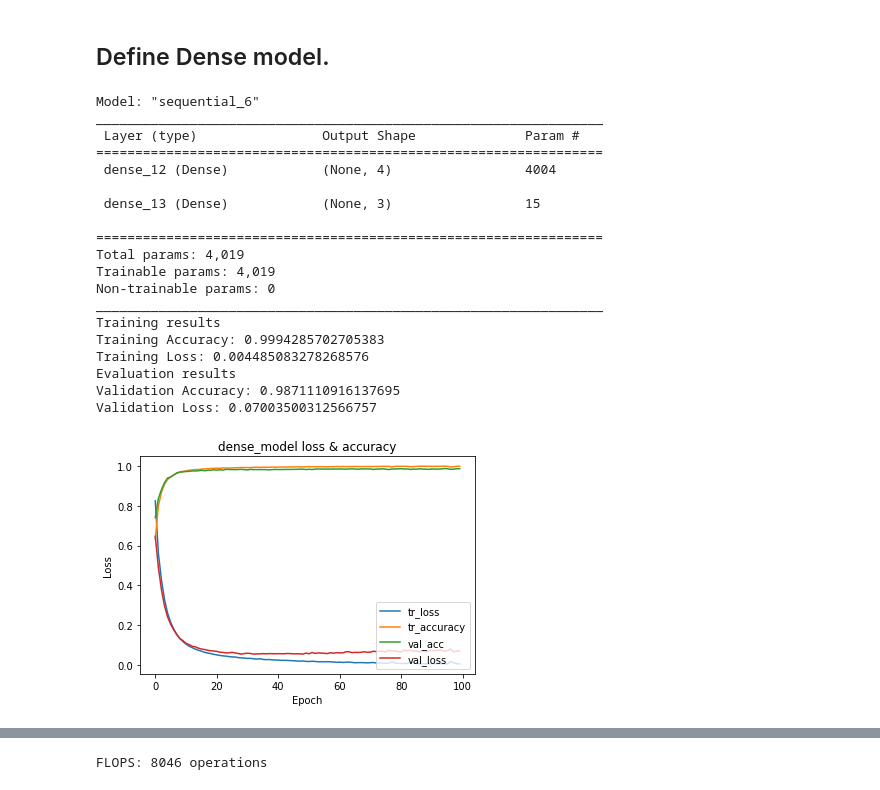
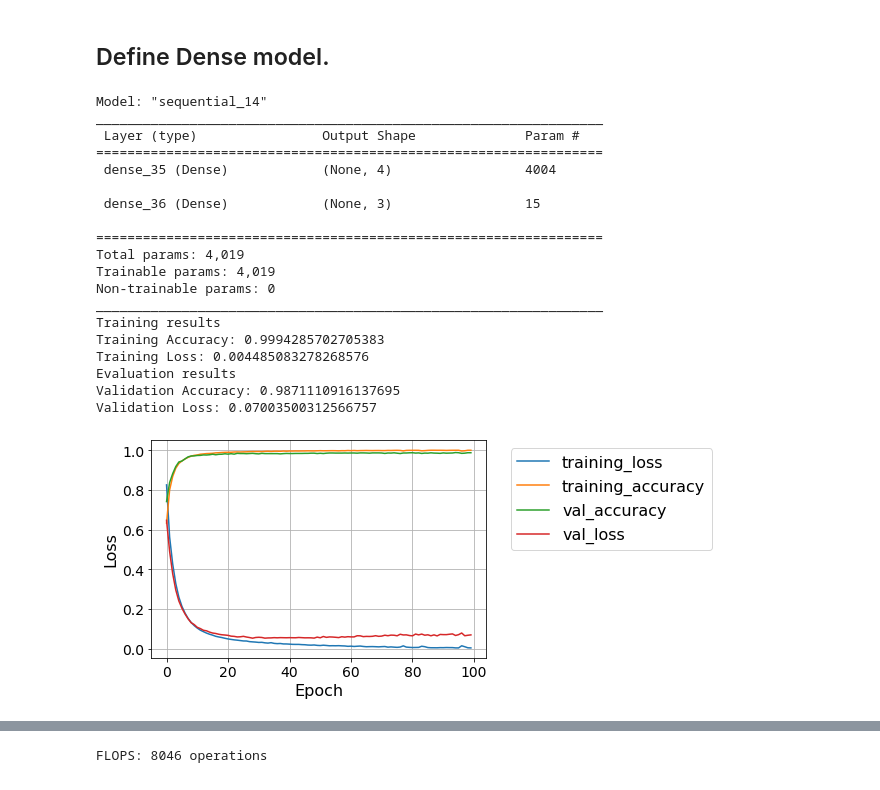
Before and after one commit to veysiadn/acustic-emission-models, a Jupyter notebook: convert_deploy.ipynb, the cells around one changed output, grey strips where cells are left out. Drawn from its saved outputs; the diff is of its cells as text; code cells hidden in the pictures.

Commit message:
update model plot

```diff
--- a/convert_deploy.ipynb
+++ b/convert_deploy.ipynb
@@ -842,50 +880,52 @@ dense_model.summary()
 
 history=dense_model.fit(train_dataset,validation_data=val_dataset, epochs=100,verbose=0)
 # dense_model.evaluate(val_dataset)
+from tkinter import font
 import matplotlib.pyplot as plt
 plt.plot(history.history['loss'])
 plt.plot(history.history['accuracy'])
 plt.plot(history.history['val_accuracy'])
 plt.plot(history.history['val_loss'])
 
-
-plt.title('dense_model loss & accuracy')
-plt.ylabel('Loss')
-plt.xlabel('Epoch')
-plt.legend(['tr_loss', 'tr_accuracy', 'val_acc', 'val_loss'], loc='lower right')
+plt.grid(True)
+plt.ylabel('Loss', fontsize=16)
+plt.xlabel('Epoch',fontsize=16)
+plt.legend(['training_loss', 'training_accuracy', 'val_accuracy', 'val_loss'], bbox_to_anchor=(1.05, 1), loc='upper left', fontsize=16)
+plt.xticks(fontsize=14)
+plt.yticks(fontsize=14)
 # accuracy!
 print("Training results")
 print(f"Training Accuracy: {history.history['accuracy'][-1]}")
 print(f"Training Loss: {history.history['loss'][-1]}")
 
 # evaluating dense_model
 print("Evaluation results")
 print(f"Validation Accuracy: {history.history['val_accuracy'][-1]}")
 print(f"Validation Loss: {history.history['val_loss'][-1]}")
 
 
 plt.show()
 # %% [output]
-Model: "sequential_6"
+Model: "sequential_14"
 _________________________________________________________________
  Layer (type)                Output Shape              Param #
 =================================================================
- dense_12 (Dense)            (None, 4)                 4004
+ dense_35 (Dense)            (None, 4)                 4004
 
- dense_13 (Dense)            (None, 3)                 15
+ dense_36 (Dense)            (None, 3)                 15
 
 =================================================================
 Total params: 4,019
 Trainable params: 4,019
 Non-trainable params: 0
 _________________________________________________________________
 Training results
 Training Accuracy: 0.9994285702705383
 Training Loss: 0.004485083278268576
 Evaluation results
 Validation Accuracy: 0.9871110916137695
 Validation Loss: 0.07003500312566757
-[figure, old version]
+[figure, new version]
 # %%
 dense_model.evaluate(x_test,y_test)
 # %% [output]
```
Also changed, not shown: parts of 4 cells of this notebook.
